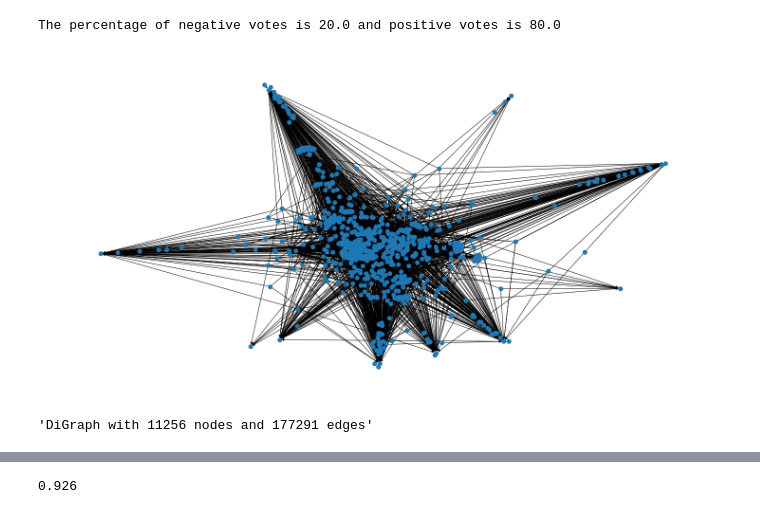
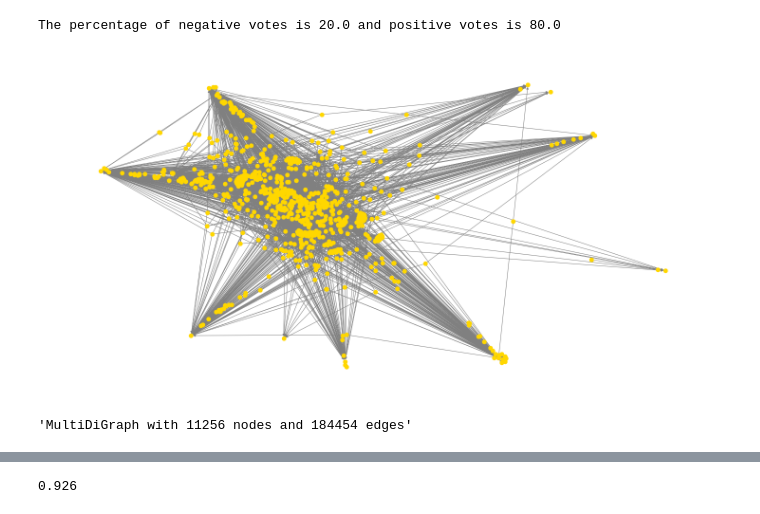
Before and after one commit to liisipan/NetworkScience, a Jupyter notebook: Project_in_Network_Science.ipynb, the cells around one changed output, grey strips where cells are left out. Cells and saved outputs as stored; diff of their text form; code cells hidden in the pictures.

```diff
--- a/Project_in_Network_Science.ipynb
+++ b/Project_in_Network_Science.ipynb
@@ -90,7 +137,8 @@ df.shape
 # %% [output]
 (184546, 7)
 # %%
-df.drop_duplicates(keep='first', inplace=True, ignore_index=True)
-df.shape
+#drop duplicated rows
+wikipedia_data.drop_duplicates(keep='first', inplace=True, ignore_index=True)
+wikipedia_data.shape
 # %% [output]
 (184541, 7)
@@ -112,0 +145,4 @@ df
+# %%
+#drop rows where source and target are the same
+wikipedia_data.drop(wikipedia_data[wikipedia_data['source'] == wikipedia_data['target']].index, inplace = True)
+wikipedia_data.shape
@@ -112,0 +151,9 @@ df
+# %%
+#voting date from string to date format, also some corrections
+wikipedia_data['date'] = wikipedia_data['date'].replace(['14:47, 1 Julu 2012'],'14:47, 1 July 2012')
+wikipedia_data['date'] = wikipedia_data['date'].replace(['31:29, 24 May 2008'],'00:00, 24 May 2008')
+wikipedia_data['date'] = wikipedia_data['date'].replace(['17:44, 26 Mya 2007'],'17:44, 26 May 2007')
+
+wikipedia_data['date_as_date'] = pd.to_datetime(wikipedia_data['date'])
+# %%
+wikipedia_data = wikipedia_data.rename(columns={"date": "date_orig", "date_as_date": "date"})
@@ -120,23 +200,23 @@ pos_votes = round(vote_counts[1][1]/df.shape[0], 1)
 print('The percentage of negative votes is', neg_votes*100, 'and positive votes is', pos_votes*100)
 # %% [output]
 The percentage of negative votes is 20.0 and positive votes is 80.0
+# %%
+#just for illustrative purposes - network of votes given in 2013
+plt.figure(figsize=(20, 10))
+
+wiki_data_2013 = wikipedia_data[wikipedia_data['year'] == 2013]
+G = nx.from_pandas_edgelist(df=wiki_data_2013[['source', 'target']], source='source', target='target', create_using=nx.MultiDiGraph())
+
+nx.draw(G, node_size=75, node_color="gold", edge_color='grey')
+# %% [output]
+[figure, added]
 # %%
-G = nx.from_pandas_edgelist(df=df[['source', 'target']], source='source', target='target', create_using=nx.DiGraph())
+#Network from the whole dataset
+G = nx.from_pandas_edgelist(wikipedia_data, source='source', target='target', create_using=nx.MultiDiGraph())
+
+nx.info(G)
+# %% [output]
+'MultiDiGraph with 11256 nodes and 184454 edges'
-# %%
-#just for illustrative purposes
-
-plt.figure(figsize=(20, 10))
-
-df1 = df[df['year'] == '2013']
-G1 = nx.from_pandas_edgelist(df=df1[['source', 'target']], source='source', target='target', create_using=nx.DiGraph())
-
-nx.draw(G1, node_size=80)
-# %% [output]
-[figure, removed]
-# %%
-nx.info(G)
-# %% [output]
-'DiGraph with 11256 nodes and 177291 edges'
 # %%
 round(nx.density(G), 5)
 # %% [output]
```
Also changed, not shown: parts of 204 cells of this notebook.
